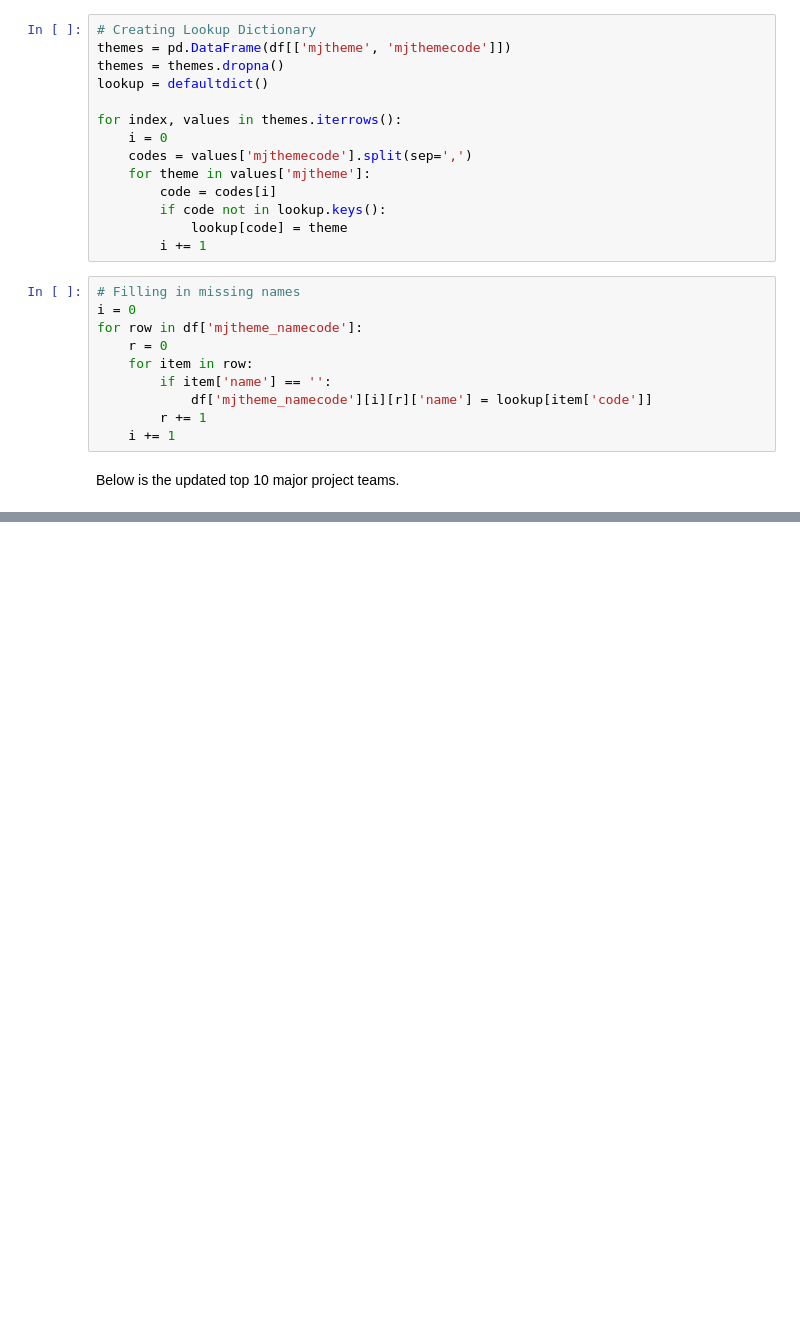
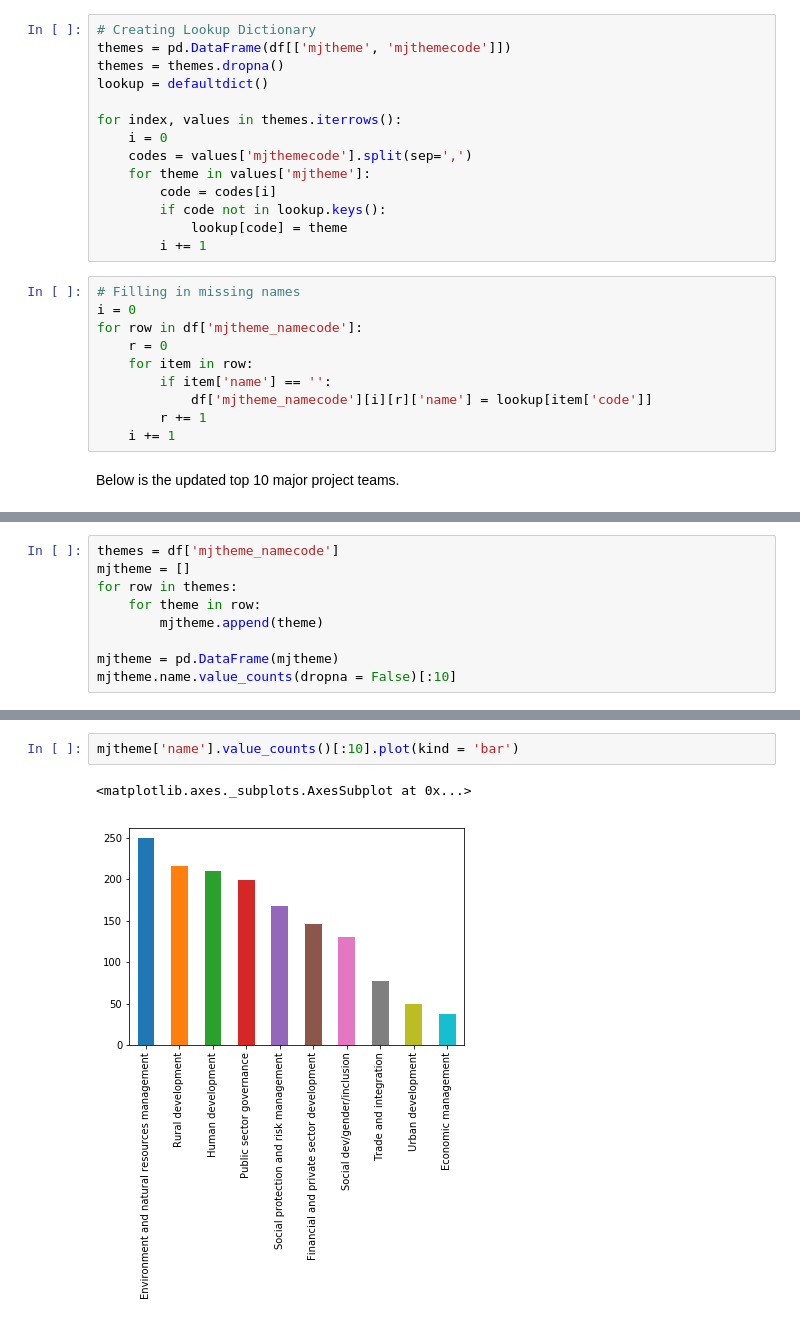
Before and after one commit to iris-anan/JSON-Project, a Jupyter notebook: notebook/JSON Project.ipynb, the cells around one changed output, grey strips where cells are left out. Drawn from its saved outputs; the diff is of its cells as text; blank space fills up the shorter version.

Commit message:
Corrected teams to themes

```diff
--- a/notebook/JSON Project.ipynb
+++ b/notebook/JSON Project.ipynb
@@ -122,0 +105,9 @@ Name: mjtheme_namecode, dtype: int64
+# %%
+themes = df['mjtheme_namecode']
+mjtheme = []
+for row in themes:
+    for theme in row:
+        mjtheme.append(theme)
+
+mjtheme = pd.DataFrame(mjtheme)
+mjtheme.name.value_counts(dropna = False)[:10]
@@ -122,0 +126,5 @@ Name: mjtheme_namecode, dtype: int64
+# %%
+mjtheme['name'].value_counts()[:10].plot(kind = 'bar')
+# %% [output]
+<matplotlib.axes._subplots.AxesSubplot at 0x...>
+[figure, added]
```
Also changed, not shown: parts of 3 cells of this notebook.
